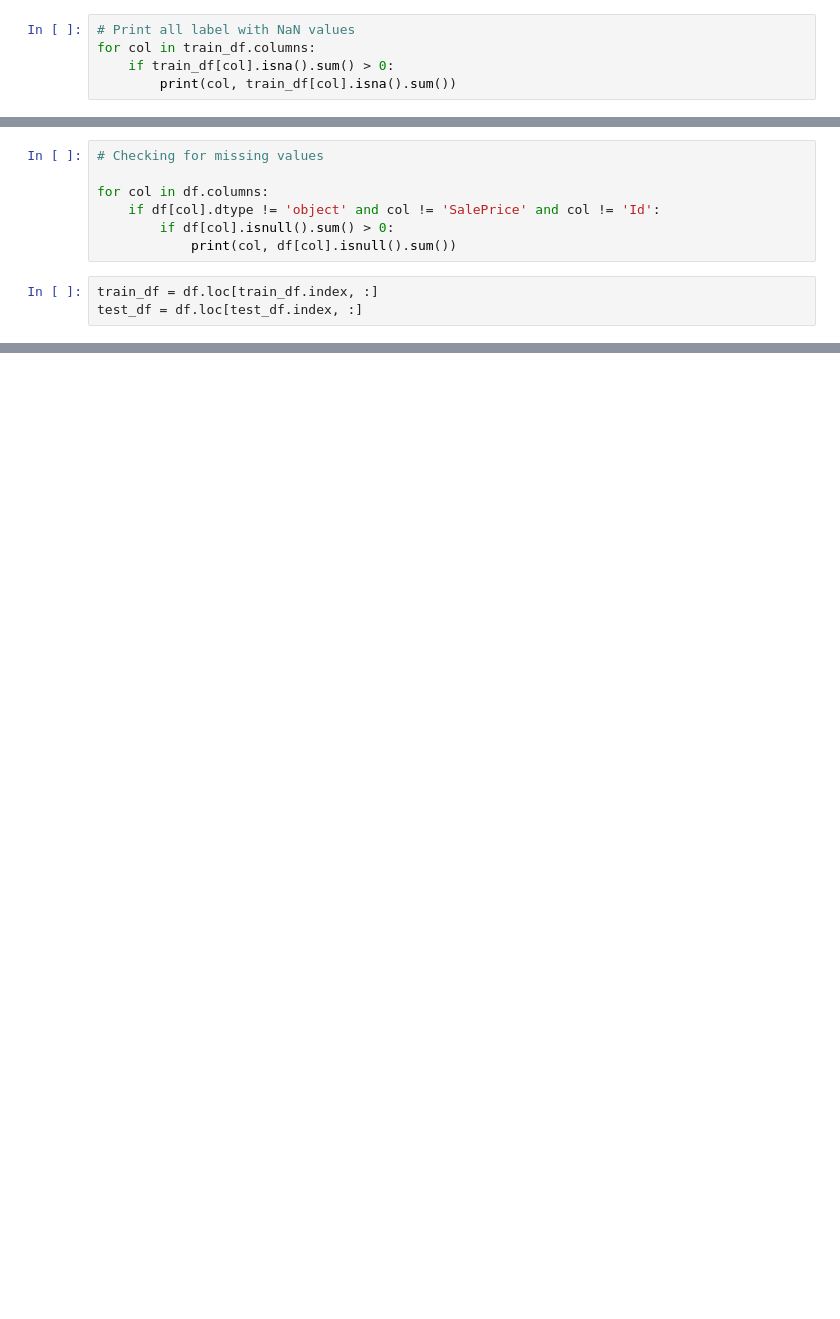
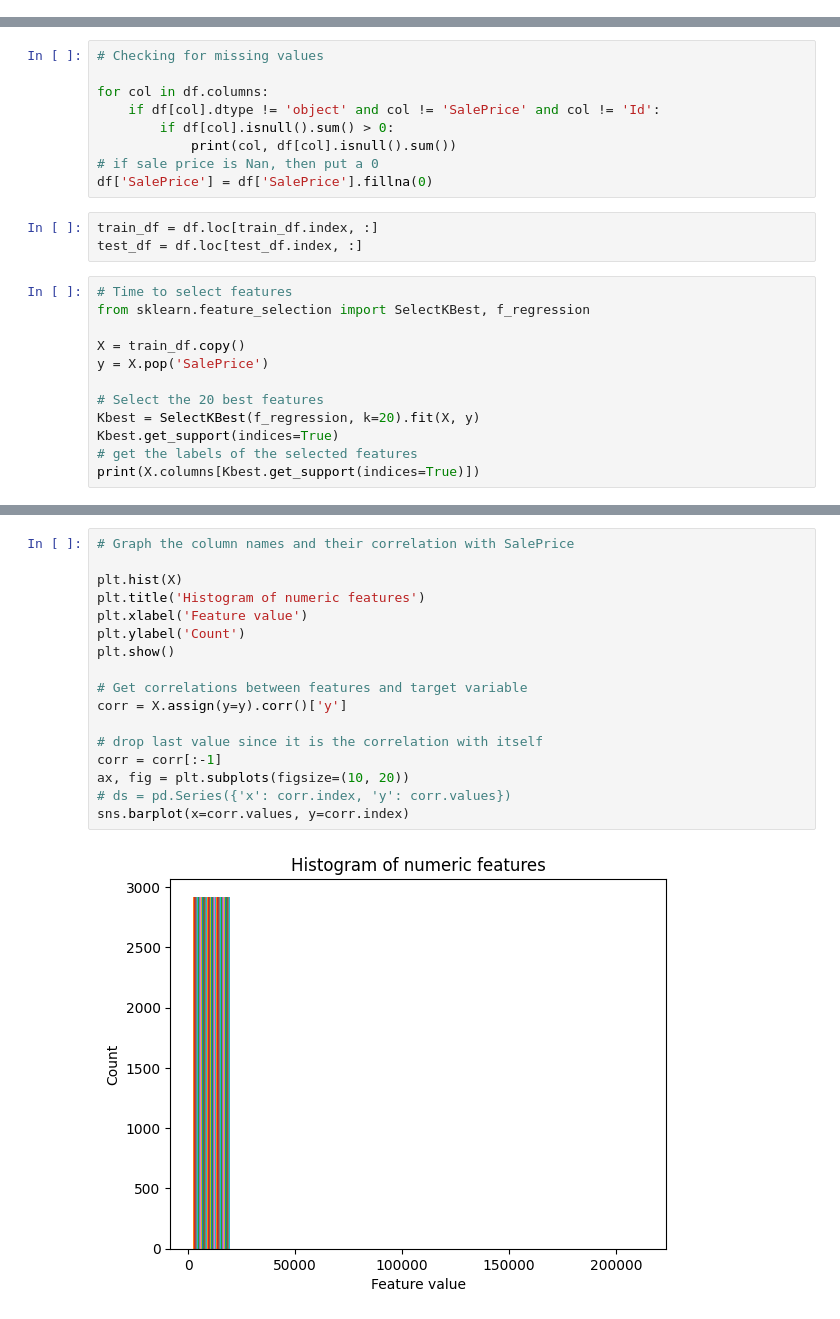
Before and after one commit to isaacj96/HousingMarket, a Jupyter notebook: house-prices-advanced-regression-techniques/main_derrick.ipynb, the cells around one changed output, grey strips where cells are left out. Drawn from its saved outputs; the diff is of its cells as text; blank space fills up the shorter version.

```diff
--- a/house-prices-advanced-regression-techniques/main_derrick.ipynb
+++ b/house-prices-advanced-regression-techniques/main_derrick.ipynb
@@ -34,5 +11,0 @@ train_df.shape
-# %%
-# Print all label with NaN values
-for col in train_df.columns:
-    if train_df[col].isna().sum() > 0:
-        print(col, train_df[col].isna().sum())
@@ -440,6 +104,20 @@ for col in df.columns:
     if df[col].dtype != 'object' and col != 'SalePrice' and col != 'Id':
         if df[col].isnull().sum() > 0:
             print(col, df[col].isnull().sum())
+# if sale price is Nan, then put a 0
+df['SalePrice'] = df['SalePrice'].fillna(0)
 # %%
 train_df = df.loc[train_df.index, :]
 test_df = df.loc[test_df.index, :]
+# %%
+# Time to select features
+from sklearn.feature_selection import SelectKBest, f_regression
+
+X = train_df.copy()
+y = X.pop('SalePrice')
+
+# Select the 20 best features
+Kbest = SelectKBest(f_regression, k=20).fit(X, y)
+Kbest.get_support(indices=True)
+# get the labels of the selected features
+print(X.columns[Kbest.get_support(indices=True)])
@@ -445,0 +130,19 @@ test_df = df.loc[test_df.index, :]
+# %%
+# Graph the column names and their correlation with SalePrice
+
+plt.hist(X)
+plt.title('Histogram of numeric features')
+plt.xlabel('Feature value')
+plt.ylabel('Count')
+plt.show()
+
+# Get correlations between features and target variable
+corr = X.assign(y=y).corr()['y']
+
+# drop last value since it is the correlation with itself
+corr = corr[:-1]
+ax, fig = plt.subplots(figsize=(10, 20))
+# ds = pd.Series({'x': corr.index, 'y': corr.values})
+sns.barplot(x=corr.values, y=corr.index)
+# %% [output]
+[figure, added]
```
Also changed, not shown: parts of 22 cells of this notebook.
